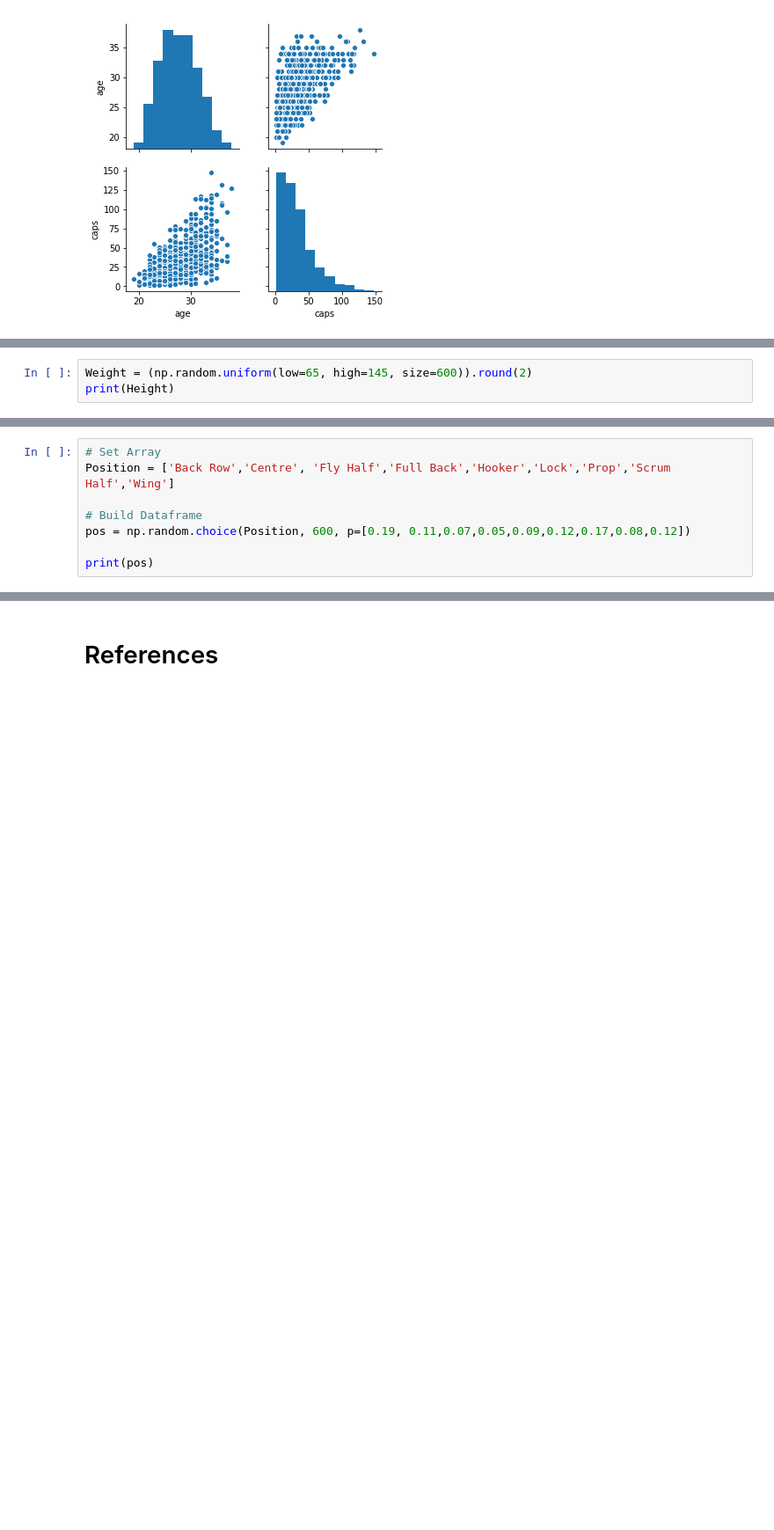
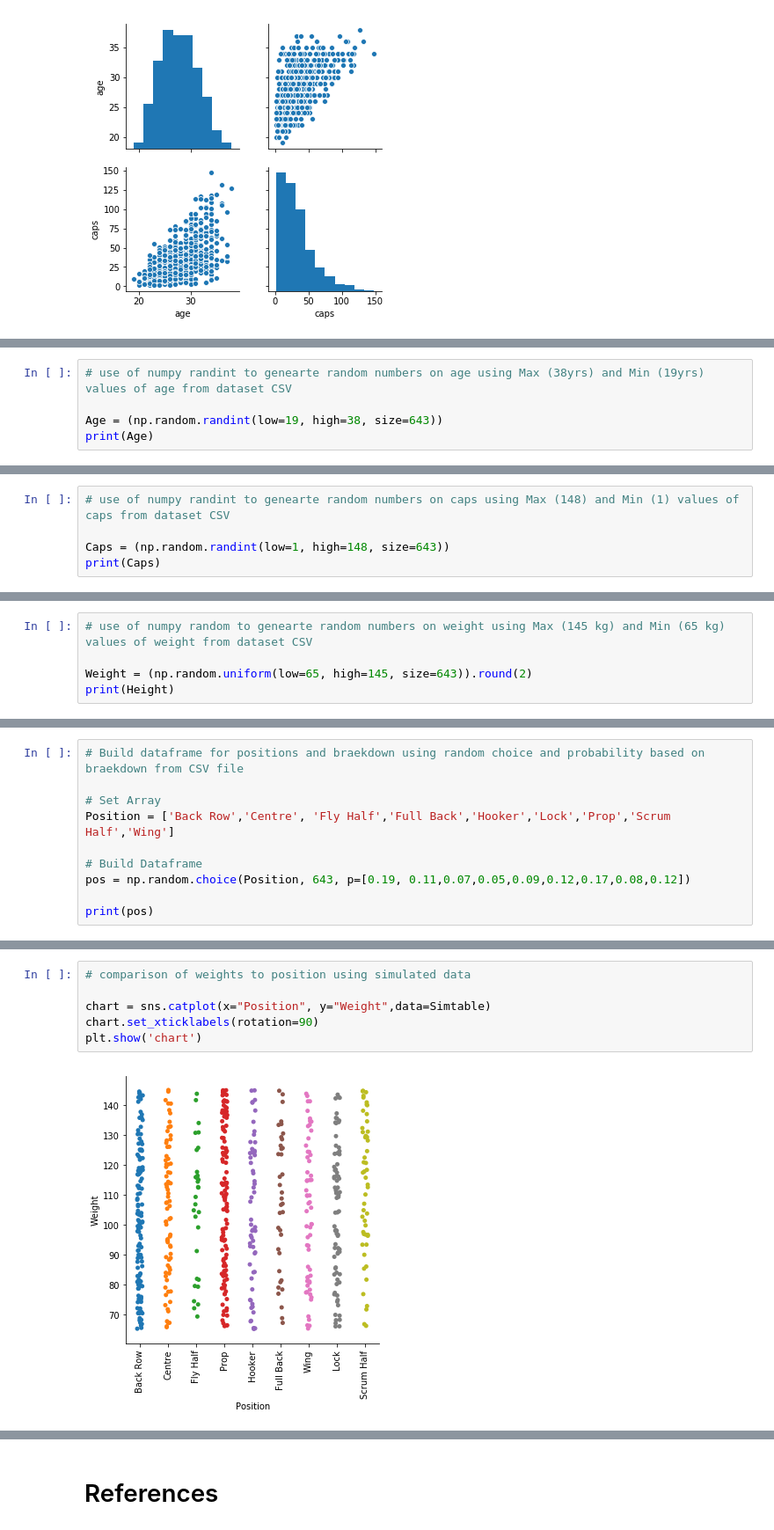
Before and after one commit to rossdavidhunter/Programming_Data_Analysis_Project, a Jupyter notebook: simulation.ipynb, the cells around one changed output, grey strips where cells are left out. Shown at 88% size. Cells and saved outputs as stored; diff of their text form; blank space fills up the shorter version.

```diff
--- a/simulation.ipynb
+++ b/simulation.ipynb
@@ -206,0 +200,5 @@ print(Caps)
+# %%
+# use of numpy randint to genearte random numbers on age using Max (38yrs) and Min (19yrs) values of age from dataset CSV
+
+Age = (np.random.randint(low=19, high=38, size=643))
+print(Age)
@@ -206,0 +223,5 @@ print(Caps)
+# %%
+# use of numpy randint to genearte random numbers on caps using Max (148) and Min (1) values of caps from dataset CSV
+
+Caps = (np.random.randint(low=1, high=148, size=643))
+print(Caps)
@@ -207,4 +246,6 @@ print(Caps)
 # %%
-Weight = (np.random.uniform(low=65, high=145, size=600)).round(2)
+# use of numpy random to genearte random numbers on weight using Max (145 kg) and Min (65 kg) values of weight from dataset CSV
+
+Weight = (np.random.uniform(low=65, high=145, size=643)).round(2)
 print(Height)
 # %% [output]
@@ -228,9 +269,11 @@ print(Height)
 # %%
+# Build dataframe for positions and braekdown using random choice and probability based on braekdown from CSV file
+
 # Set Array
 Position = ['Back Row','Centre', 'Fly Half','Full Back','Hooker','Lock','Prop','Scrum Half','Wing']
 
 # Build Dataframe
-pos = np.random.choice(Position, 600, p=[0.19, 0.11,0.07,0.05,0.09,0.12,0.17,0.08,0.12])
+pos = np.random.choice(Position, 643, p=[0.19, 0.11,0.07,0.05,0.09,0.12,0.17,0.08,0.12])
 
 print(pos)
 # %% [output]
@@ -298,0 +350,8 @@ df.describe()
+# %%
+# comparison of weights to position using simulated data
+
+chart = sns.catplot(x="Position", y="Weight",data=Simtable)
+chart.set_xticklabels(rotation=90)
+plt.show('chart')
+# %% [output]
+[figure, added]
```
Also changed, not shown: parts of 36 cells of this notebook, 2 other files.
